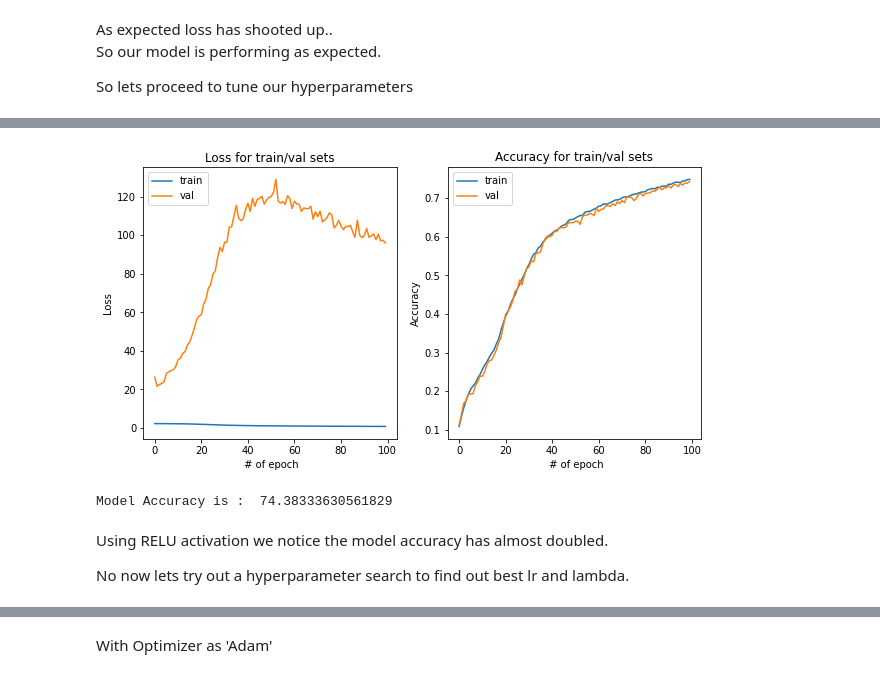
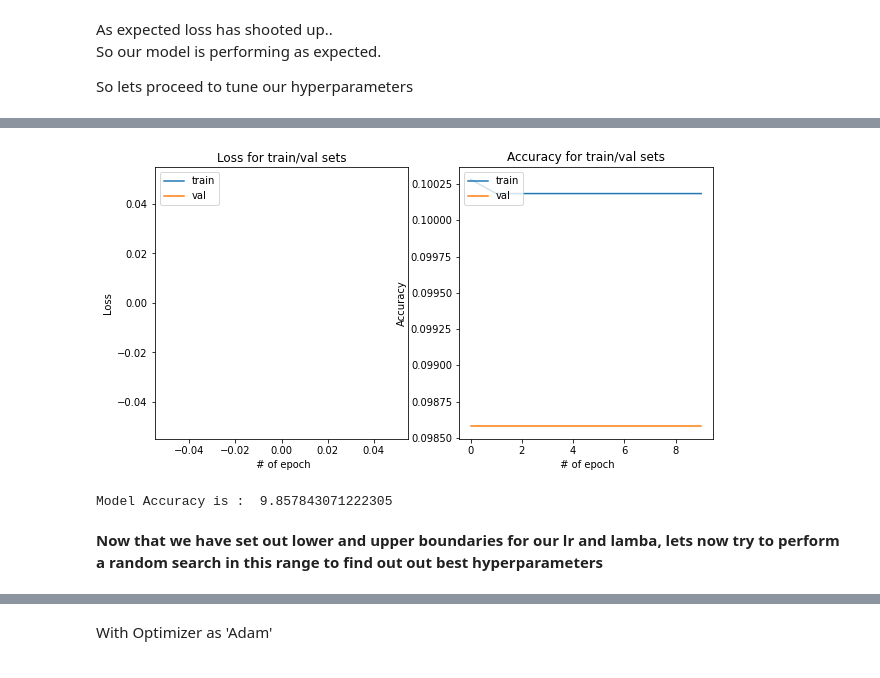
Before and after one commit to CHYaswanth/SVHN-Image-classification, a Jupyter notebook: SVHN_Digit_Classification.ipynb, the cells around one changed output, grey strips where cells are left out. Saved outputs shown, nothing was run; the diff lists cells and outputs as text; code cells hidden in the pictures.

```diff
--- a/SVHN_Digit_Classification.ipynb
+++ b/SVHN_Digit_Classification.ipynb
@@ -129,3 +129,9 @@ from tensorflow.keras.utils import to_categorical
 y_tr = to_categorical(y_train)
 y_te = to_categorical(y_test)
 y_va = to_categorical(y_val)
+# %%
+# combining train & val sets to add samples to train our model.
+Xf_train = np.concatenate((X_tr,X_va))
+yf_train = np.concatenate((y_tr, y_va))
+
+print(Xf_train.shape, yf_train.shape)
@@ -132,2 +140,8 @@ y_va = to_categorical(y_val)
+# %%
+# Seperating 20% of the combined samples as validation set.
+
+from sklearn.model_selection import train_test_split
+
+Xf_tr, Xf_va, yf_tr, yf_va = train_test_split(Xf_train,yf_train, test_size=0.2, random_state=100)
 # %%
 print('Final Shape of the train/test/val sets:')
@@ -177,11 +191,13 @@ def NN_model(iterations, lr, Lambda, activation, optimizer, verb=True, evaluate=
     ## hyperparameters
     iterations = iterations
     learning_rate = lr
-    output_nodes = 10
     activation_fn = activation
     opt_algo = optimizer
+
+    #useful varibales.
     returns = []
     verbose = 0
+    output_nodes = 10
 
     if(verb):
       verbose = 1
@@ -208,7 +224,7 @@ def NN_model(iterations, lr, Lambda, activation, optimizer, verb=True, evaluate=
     model.compile(loss='categorical_crossentropy', optimizer=sgd, metrics=['accuracy'])
 
     # Fit the model
-    history = model.fit(X_tr, y_tr, epochs=iterations, batch_size=500, validation_data=(X_va,y_va), verbose=verbose)
+    history = model.fit(Xf_tr, yf_tr, epochs=iterations, batch_size=200, validation_data=(Xf_va,yf_va), verbose=verbose)
     returns.append(history)
 
     plt.figure(figsize=(10,5))
@@ -224,7 +240,7 @@ def NN_model(iterations, lr, Lambda, activation, optimizer, verb=True, evaluate=
       score = model.evaluate(X_te, y_te, verbose=0)
       returns.append(score)
     else:
-      score = model.evaluate(X_va, y_va, verbose=0)
+      score = model.evaluate(Xf_va, yf_va, verbose=0)
       returns.append(score)
 
     return returns
@@ -368,8 +390,11 @@ Model Accuracy is :  10.135000199079514
 # %%
-lr = 1e-3
-Lambda = 1e-4
+## Large values for lr and lambda
 
-tune_model_1 = NN_model(100, lr, Lambda, activation='relu', optimizer='adam')
+## By trail and error we see the below values as optimal values beyond which the loss is imploding.
 
-print('Model Accuracy is : ', tune_model_1[1][1]*100)
+lr = 1e-1
+Lambda = 1e-2
+
+model = NN_model(10, lr, Lambda, activation='relu', optimizer='adam')
+print('Model Accuracy is : ', model[1][1]*100)
 # %% [output]
@@ -393,9 +421,7 @@ Epoch 100/100
-[figure, old version]
+[figure, new version]
-Model Accuracy is :  74.38333630561829
+Model Accuracy is :  9.857843071222305
-# %% [markdown]
-Using RELU activation we notice the model accuracy has almost doubled.
-
-No now lets try out a hyperparameter search to find out best lr and lambda.
+# %% [markdown]
+**Now that we have set out lower and upper boundaries for our lr and lamba, lets now try to perform a random search in this range to find out out best hyperparameters**
 # %%
 import math
 for k in range(1,10):
```
Also changed, not shown: parts of 17 cells of this notebook.
